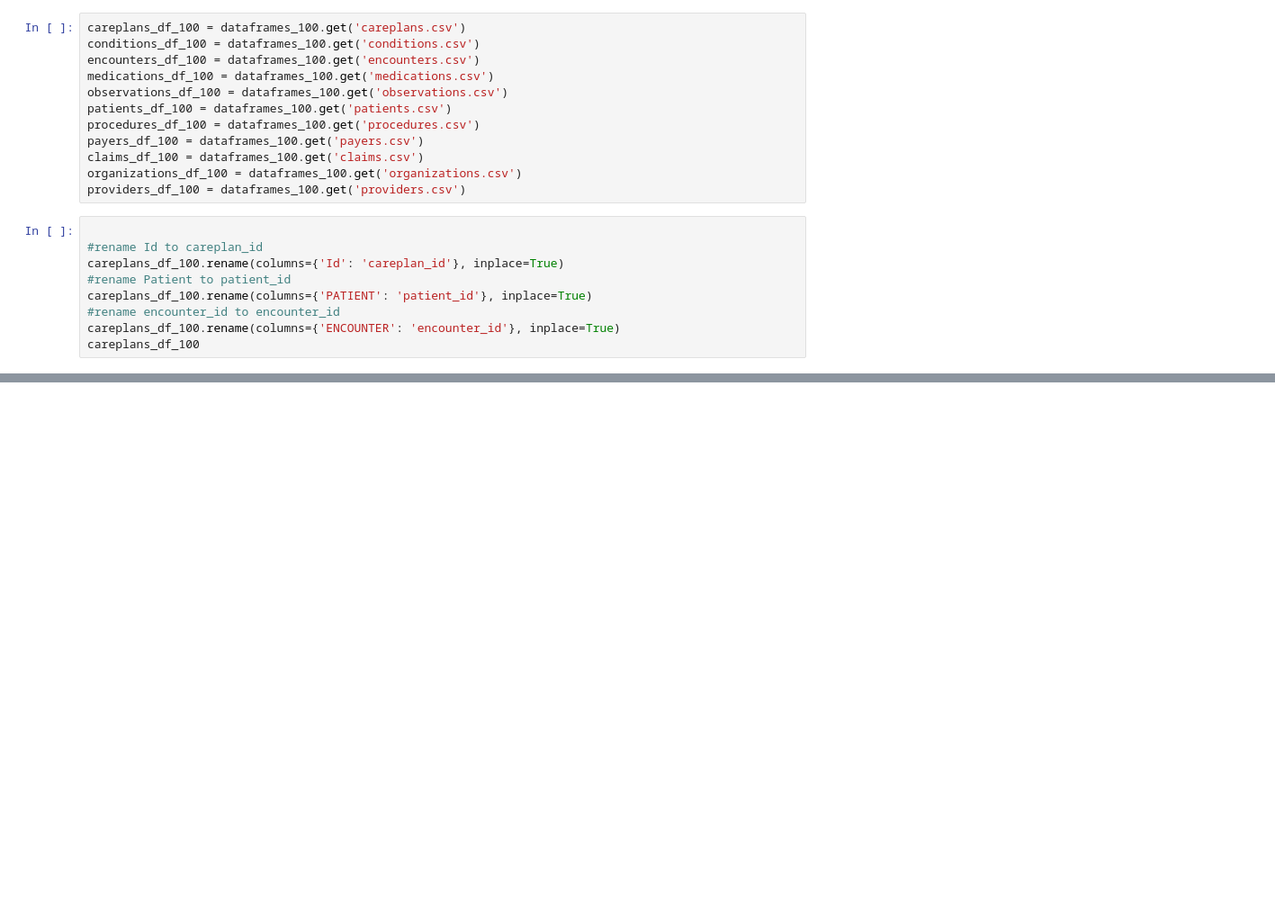
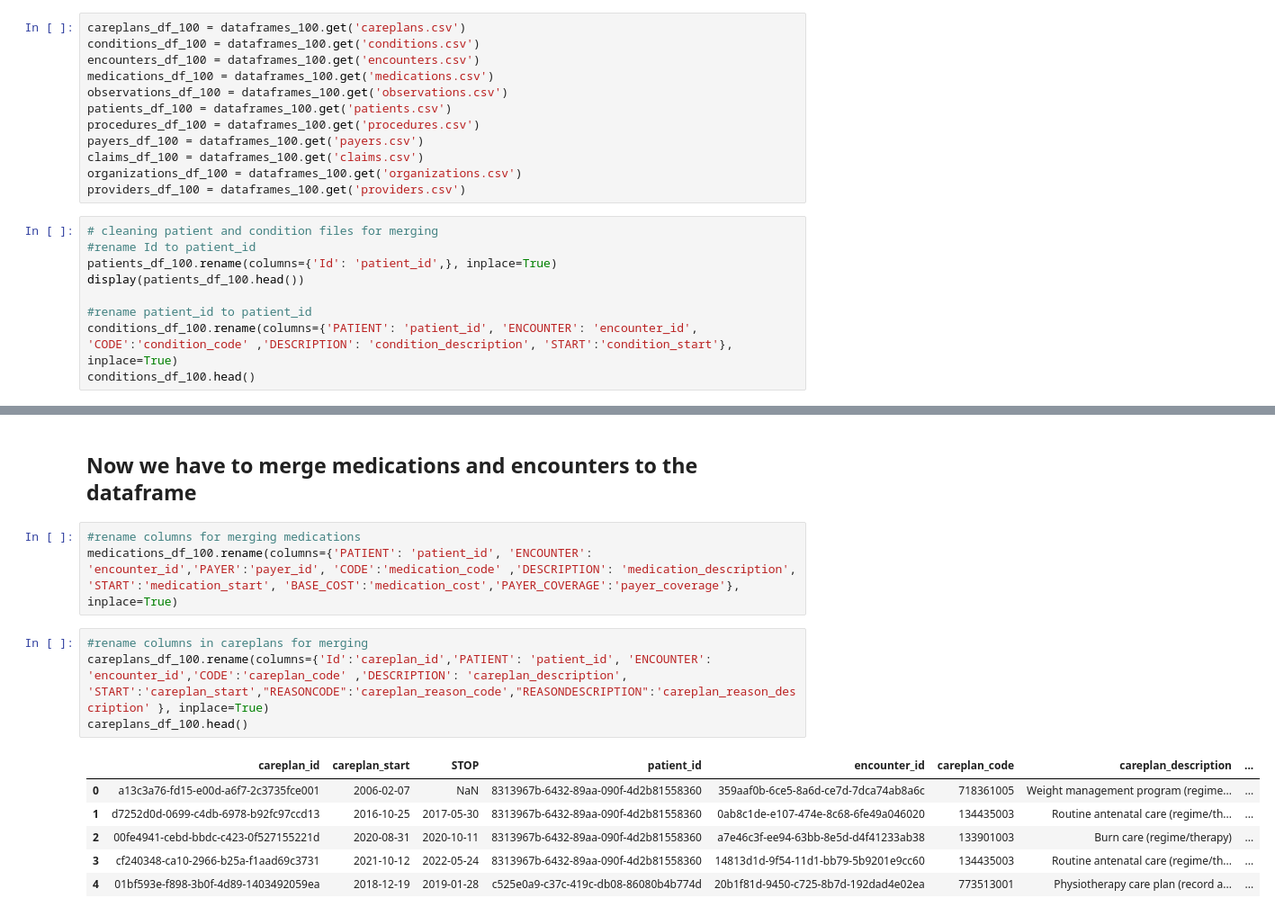
Before and after one commit to pholmes116/predicting-healthcare-costs-public, a Jupyter notebook: st446_project_vk.ipynb, the cells around one changed output, grey strips where cells are left out. Shown at 90% size. Saved outputs shown, nothing was run; the diff lists cells and outputs as text; blank space fills up the shorter version.

```diff
--- a/st446_project_vk.ipynb
+++ b/st446_project_vk.ipynb
@@ -77,12 +77,12 @@ claims_df_100 = dataframes_100.get('claims.csv')
 organizations_df_100 = dataframes_100.get('organizations.csv')
 providers_df_100 = dataframes_100.get('providers.csv')
 # %%
+# cleaning patient and condition files for merging
+#rename Id to patient_id
+patients_df_100.rename(columns={'Id': 'patient_id',}, inplace=True)
+display(patients_df_100.head())
 
-#rename Id to careplan_id
-careplans_df_100.rename(columns={'Id': 'careplan_id'}, inplace=True)
-#rename Patient to patient_id
-careplans_df_100.rename(columns={'PATIENT': 'patient_id'}, inplace=True)
-#rename encounter_id to encounter_id
-careplans_df_100.rename(columns={'ENCOUNTER': 'encounter_id'}, inplace=True)
-careplans_df_100
+#rename patient_id to patient_id
+conditions_df_100.rename(columns={'PATIENT': 'patient_id', 'ENCOUNTER': 'encounter_id', 'CODE':'condition_code' ,'DESCRIPTION': 'condition_description', 'START':'condition_start'}, inplace=True)
+conditions_df_100.head()
 # %% [output]
@@ -402,0 +163,16 @@ claims_df_1000 = dataframes_1000.get('claims.csv')
+# %% [markdown]
+## Now we have to merge medications and encounters to the dataframe
+# %%
+#rename columns for merging medications
+medications_df_100.rename(columns={'PATIENT': 'patient_id', 'ENCOUNTER': 'encounter_id','PAYER':'payer_id', 'CODE':'medication_code' ,'DESCRIPTION': 'medication_description', 'START':'medication_start', 'BASE_COST':'medication_cost','PAYER_COVERAGE':'payer_coverage'}, inplace=True)
+# %%
+#rename columns in careplans for merging
+careplans_df_100.rename(columns={'Id':'careplan_id','PATIENT': 'patient_id', 'ENCOUNTER': 'encounter_id','CODE':'careplan_code' ,'DESCRIPTION': 'careplan_description', 'START':'careplan_start',"REASONCODE":'careplan_reason_code',"REASONDESCRIPTION":'careplan_reason_description' }, inplace=True)
+careplans_df_100.head()
+# %% [output]
+|  | careplan_id | careplan_start | STOP | patient_id | encounter_id | careplan_code | careplan_description | ... |
+| 0 | a13c3a76-fd15-e00d-a6f7-2c3735fce001 | 2006-02-07 | NaN | 8313967b-6432-89aa-090f-4d2b81558360 | 359aaf0b-6ce5-8a6d-ce7d-7dca74ab8a6c | 718361005 | Weight management program (regime... | ... |
+| 1 | d7252d0d-0699-c4db-6978-b92fc97ccd13 | 2016-10-25 | 2017-05-30 | 8313967b-6432-89aa-090f-4d2b81558360 | 0ab8c1de-e107-474e-8c68-6fe49a046020 | 134435003 | Routine antenatal care (regime/th... | ... |
+| 2 | 00fe4941-cebd-bbdc-c423-0f527155221d | 2020-08-31 | 2020-10-11 | 8313967b-6432-89aa-090f-4d2b81558360 | a7e46c3f-ee94-63bb-8e5d-d4f41233ab38 | 133901003 | Burn care (regime/therapy) | ... |
+| 3 | cf240348-ca10-2966-b25a-f1aad69c3731 | 2021-10-12 | 2022-05-24 | 8313967b-6432-89aa-090f-4d2b81558360 | 14813d1d-9f54-11d1-bb79-5b9201e9cc60 | 134435003 | Routine antenatal care (regime/th... | ... |
+| 4 | 01bf593e-f898-3b0f-4d89-1403492059ea | 2018-12-19 | 2019-01-28 | c525e0a9-c37c-419c-db08-86080b4b774d | 20b1f81d-9450-c725-8b7d-192dad4e02ea | 773513001 | Physiotherapy care plan (record a... | ... |
```
Also changed, not shown: parts of 30 cells of this notebook.
